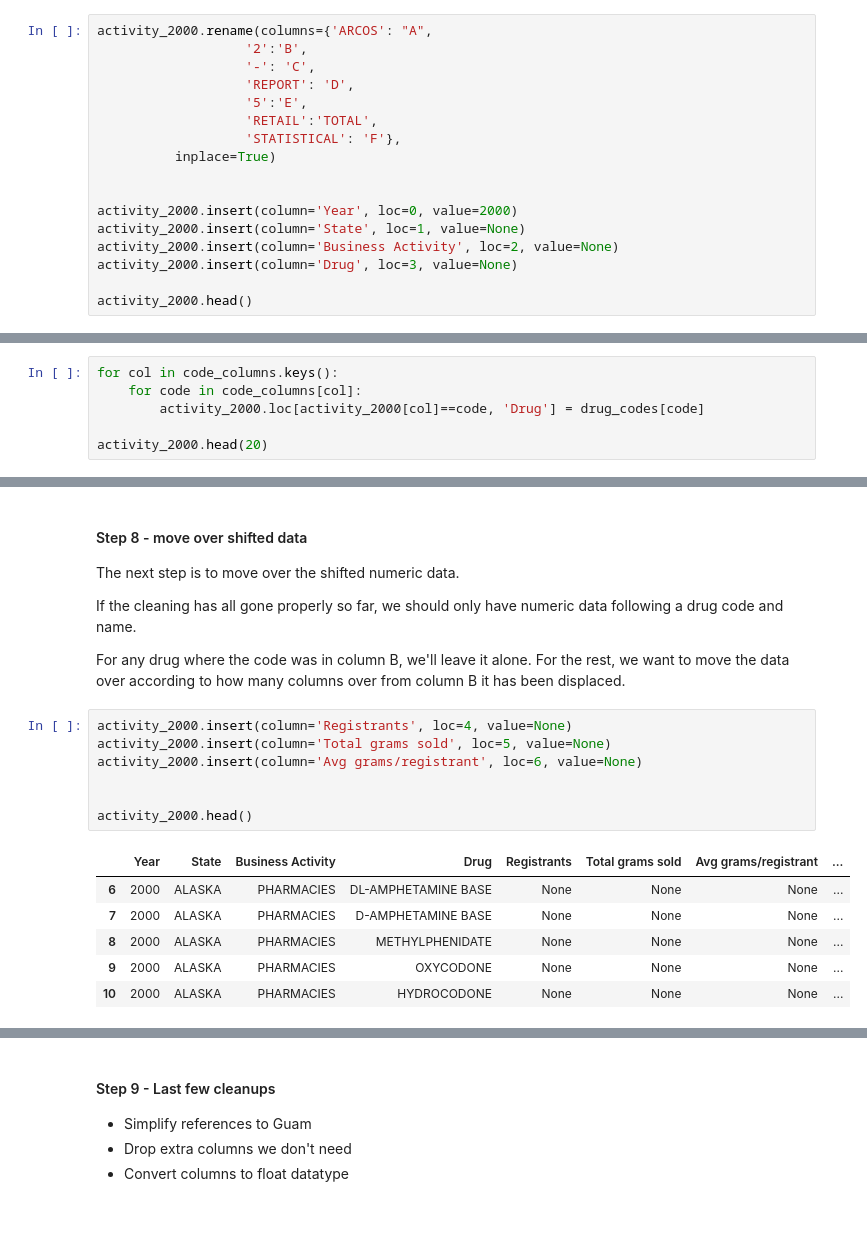
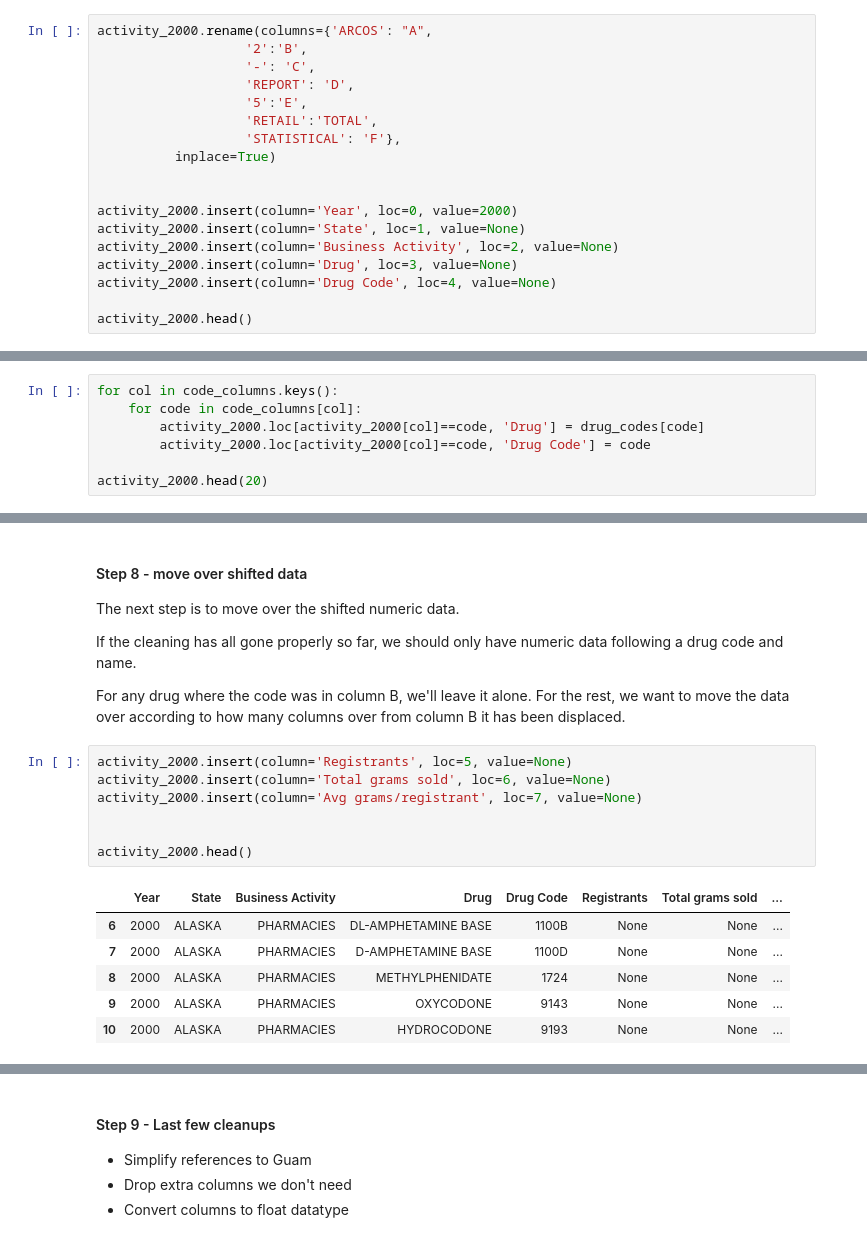
Before and after one commit to hannahmoran/dea-arcos-data, a Jupyter notebook: notebooks/Cleaning PDF data with pandas - Part 3.ipynb, the cells around one changed output, grey strips where cells are left out. Cells and saved outputs as stored; diff of their text form.

```diff
--- a/notebooks/Cleaning PDF data with pandas - Part 3.ipynb
+++ b/notebooks/Cleaning PDF data with pandas - Part 3.ipynb
@@ -121,6 +121,7 @@ activity_2000.insert(column='Year', loc=0, value=2000)
 activity_2000.insert(column='State', loc=1, value=None)
 activity_2000.insert(column='Business Activity', loc=2, value=None)
 activity_2000.insert(column='Drug', loc=3, value=None)
+activity_2000.insert(column='Drug Code', loc=4, value=None)
 
 activity_2000.head()
 # %% [output]
@@ -363,6 +364,7 @@ code_columns
 for col in code_columns.keys():
     for code in code_columns[col]:
         activity_2000.loc[activity_2000[col]==code, 'Drug'] = drug_codes[code]
+        activity_2000.loc[activity_2000[col]==code, 'Drug Code'] = code
 
 activity_2000.head(20)
 # %% [output]
@@ -451,19 +453,19 @@ If the cleaning has all gone properly so far, we should only have numeric data f
 
 For any drug where the code was in column B, we'll leave it alone. For the rest, we want to move the data over according to how many columns over from column B it has been displaced.
 # %%
-activity_2000.insert(column='Registrants', loc=4, value=None)
-activity_2000.insert(column='Total grams sold', loc=5, value=None)
-activity_2000.insert(column='Avg grams/registrant', loc=6, value=None)
+activity_2000.insert(column='Registrants', loc=5, value=None)
+activity_2000.insert(column='Total grams sold', loc=6, value=None)
+activity_2000.insert(column='Avg grams/registrant', loc=7, value=None)
 
 
 activity_2000.head()
 # %% [output]
-|  | Year | State | Business Activity | Drug | Registrants | Total grams sold | Avg grams/registrant | ... |
-| 6 | 2000 | ALASKA | PHARMACIES | DL-AMPHETAMINE BASE | None | None | None | ... |
-| 7 | 2000 | ALASKA | PHARMACIES | D-AMPHETAMINE BASE | None | None | None | ... |
-| 8 | 2000 | ALASKA | PHARMACIES | METHYLPHENIDATE | None | None | None | ... |
-| 9 | 2000 | ALASKA | PHARMACIES | OXYCODONE | None | None | None | ... |
-| 10 | 2000 | ALASKA | PHARMACIES | HYDROCODONE | None | None | None | ... |
+|  | Year | State | Business Activity | Drug | Drug Code | Registrants | Total grams sold | ... |
+| 6 | 2000 | ALASKA | PHARMACIES | DL-AMPHETAMINE BASE | 1100B | None | None | ... |
+| 7 | 2000 | ALASKA | PHARMACIES | D-AMPHETAMINE BASE | 1100D | None | None | ... |
+| 8 | 2000 | ALASKA | PHARMACIES | METHYLPHENIDATE | 1724 | None | None | ... |
+| 9 | 2000 | ALASKA | PHARMACIES | OXYCODONE | 9143 | None | None | ... |
+| 10 | 2000 | ALASKA | PHARMACIES | HYDROCODONE | 9193 | None | None | ... |
 # %%
 shift = ['B', 'C', 'D', 'E', 'F', 'SUMMARY', 'FOR', 'TOTAL', 'DRUG', 'PURCHASES' ]
 
```
Also changed, not shown: parts of 108 cells of this notebook, 3 other files.
